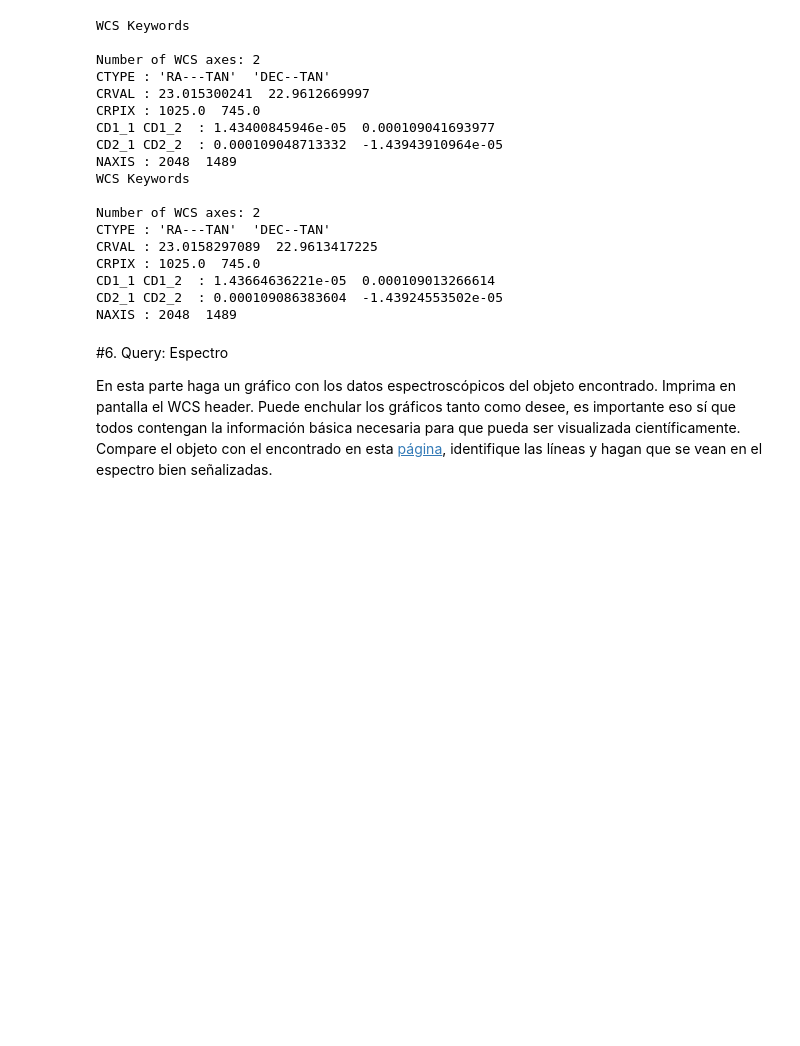
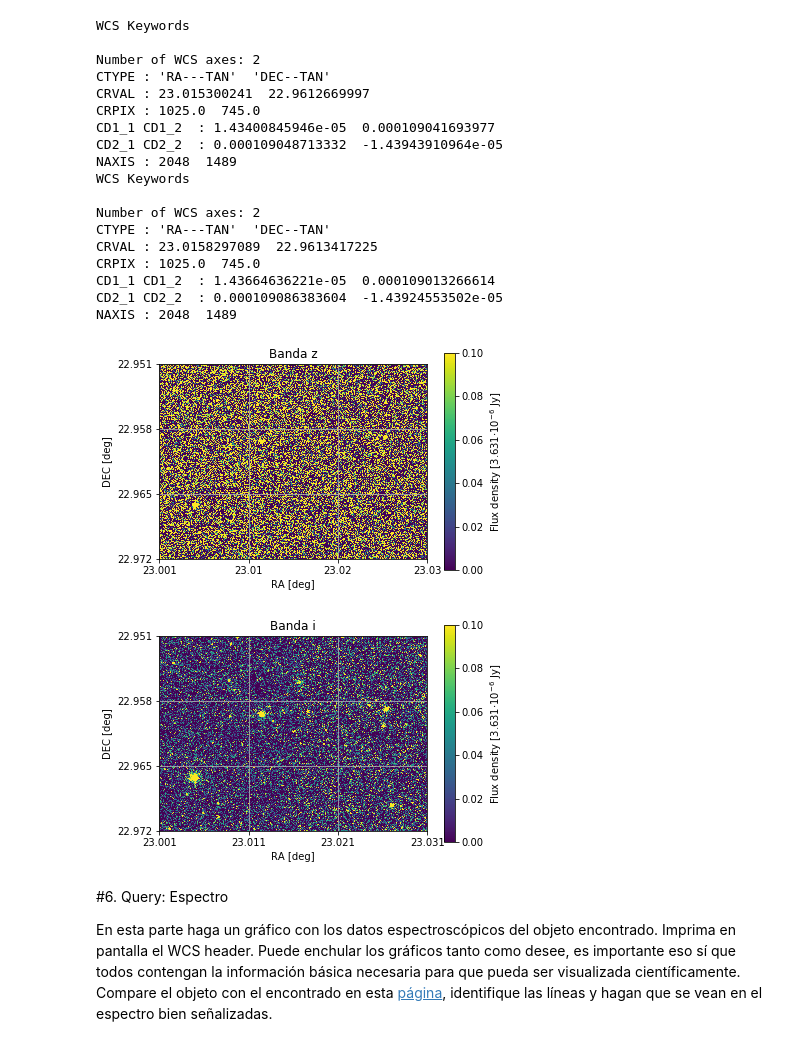
Before and after one commit to JoseJD7/minitarea4, a Jupyter notebook: minitarea4.ipynb, the cells around one changed output. Drawn from its saved outputs; the diff is of its cells as text; code cells hidden in the pictures; blank space fills up the shorter version.

```diff
--- a/minitarea4.ipynb
+++ b/minitarea4.ipynb
@@ -300,6 +319,53 @@ CRPIX : 1025.0  745.0
 CD1_1 CD1_2  : 1.43664636221e-05  0.000109013266614
 CD2_1 CD2_2  : 0.000109086383604  -1.43924553502e-05
 NAXIS : 2048  1489
+# %%
+delt11 = np.arange(0,headeri['NAXIS1']) - (headeri['CRPIX1']-1)
+step11 = delt11*headeri['CD1_1']
+ra1 = step11 + headeri['CRVAL1']
+
+delt22 = np.arange(0,headeri['NAXIS2']) - (headeri['CRPIX2']-1)
+step22 = delt22*headeri['CD2_2']
+dec1 = step22 + headeri['CRVAL2']
+
+delt12 = np.arange(0,headerz['NAXIS1']) - (headerz['CRPIX1']-1)
+step12 = delt12*headerz['CD1_1']
+ra2 = step12 + headerz['CRVAL1']
+
+delt23 = np.arange(0,headerz['NAXIS2']) - (headerz['CRPIX2']-1)
+step23 = delt23*headerz['CD2_2']
+dec2 = step23 + headerz['CRVAL2']
+
+dataz = imz[0][0].data
+datai = imi[0][0].data
+
+
+
+
+plt.imshow(dataz,cmap='viridis',origin='lower',vmin=0,vmax=0.1)
+plt.xticks((0,len(ra2)/3,2*len(ra2)/3,len(ra2)),(round(ra2[0],3),round(ra2[len(ra2)/3],3),round(ra2[2*len(ra2)/3],3),round(ra2[-1],3))) #xticks, tupla con numeros originales, tupla con nuevos digitos
+plt.yticks((0,len(dec2)/3,2*len(dec2)/3,len(dec2)),(round(dec2[0],3),round(dec2[len(dec2)/3],3),round(dec2[2*len(dec2)/3],3),round(dec2[-1],3))) #yticks, tupla con numeros originales, tupla con nuevos digitos
+plt.xlabel('RA [deg]')
+plt.ylabel('DEC [deg]')
+plt.grid(b=None) #Esto para quitar las lineas de la imagen
+plt.title("Banda z")
+cb = plt.colorbar()
+cb.set_label('Flux density [3.631$ \cdot 10^{-6}$ Jy]')
+plt.show()
+
+plt.imshow(datai,cmap='viridis',origin='lower',vmin=0,vmax=0.1)
+plt.xticks((0,len(ra1)/3,2*len(ra1)/3,len(ra1)),(round(ra1[0],3),round(ra1[len(ra1)/3],3),round(ra1[2*len(ra1)/3],3),round(ra1[-1],3))) #xticks, tupla con numeros originales, tupla con nuevos digitos
+plt.yticks((0,len(dec1)/3,2*len(dec1)/3,len(dec1)),(round(dec1[0],3),round(dec1[len(dec1)/3],3),round(dec1[2*len(dec1)/3],3),round(dec1[-1],3))) #yticks, tupla con numeros originales, tupla con nuevos digitos
+plt.xlabel('RA [deg]')
+plt.ylabel('DEC [deg]')
+plt.title("Banda i")
+plt.grid(b=None) #Esto para quitar las lineas de la imagen
+cb = plt.colorbar()
+cb.set_label('Flux density [3.631$ \cdot 10^{-6}$ Jy]')
+plt.show()
+# %% [output]
+[figure, added]
+[figure, added]
 # %% [markdown]
 #6. Query: Espectro
 
```
Also changed, not shown: parts of 9 cells of this notebook.
